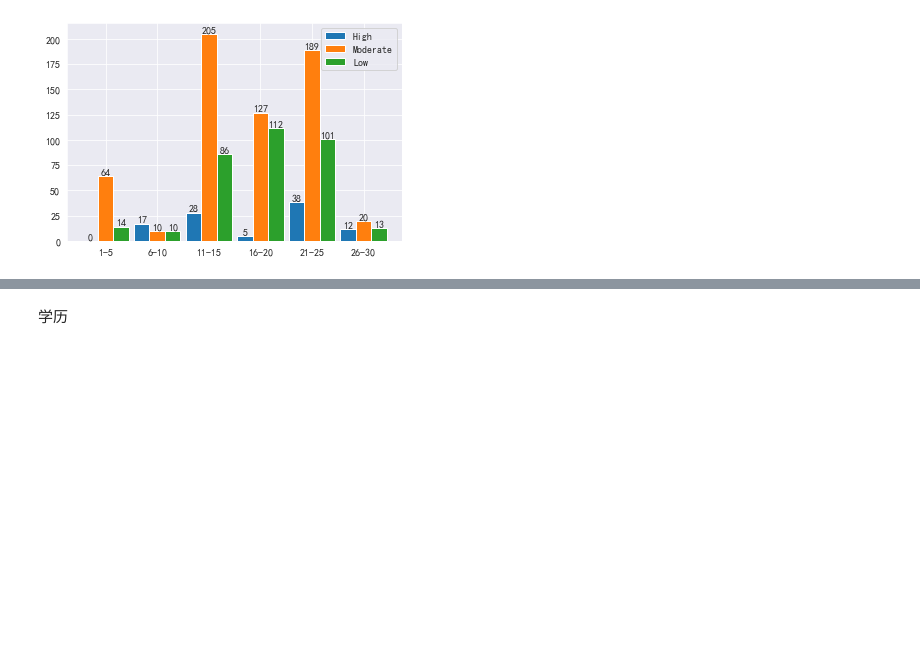
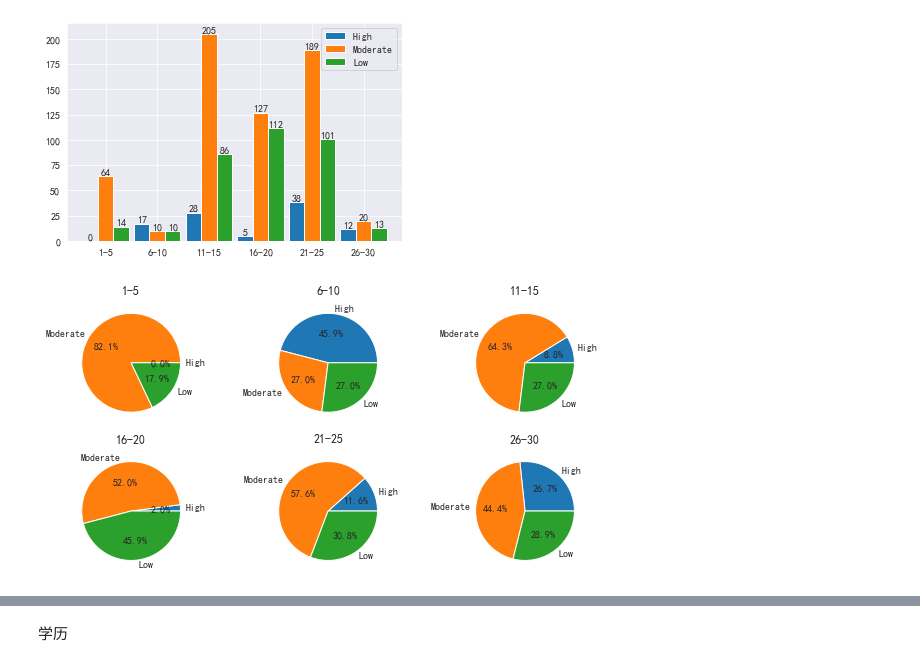
Before and after one commit to TakanashiXny/Introduction-of-DaSE, a Jupyter notebook: final/final_task.ipynb, the cells around one changed output, grey strips where cells are left out. Saved outputs shown, nothing was run; the diff lists cells and outputs as text; code cells hidden in the pictures; blank space fills up the shorter version.

```diff
--- a/final/final_task.ipynb
+++ b/final/final_task.ipynb
@@ -664,3 +700,46 @@ plt.legend()
 plt.show()
 # %% [output]
 [figure]
+# %%
+age1 = [0, Age_Adapt['1-5']['Moderate'], Age_Adapt['1-5']['Low']]
+age2 = [Age_Adapt['6-10']['High'], Age_Adapt['6-10']['Moderate'], Age_Adapt['6-10']['Low']]
+age3 = [Age_Adapt['11-15']['High'], Age_Adapt['11-15']['Moderate'], Age_Adapt['11-15']['Low']]
+age4 = [Age_Adapt['16-20']['High'], Age_Adapt['16-20']['Moderate'], Age_Adapt['16-20']['Low']]
+age5 = [Age_Adapt['21-25']['High'], Age_Adapt['21-25']['Moderate'], Age_Adapt['21-25']['Low']]
+age6 = [Age_Adapt['26-30']['High'], Age_Adapt['26-30']['Moderate'], Age_Adapt['26-30']['Low']]
+
+plt.figure(figsize=(10, 5))
+
+plt.subplot(231)
+plt.pie(age1, labels=Order, autopct='%1.1f%%')
+plt.title('1-5')
+
+
+plt.subplot(232)
+plt.pie(age2, labels=Order, autopct='%1.1f%%')
+plt.title('6-10')
+
+
+plt.subplot(233)
+plt.pie(age3, labels=Order, autopct='%1.1f%%')
+plt.title('11-15')
+
+
+plt.subplot(234)
+plt.pie(age4, labels=Order, autopct='%1.1f%%')
+plt.title('16-20')
+
+
+plt.subplot(235)
+plt.pie(age5, labels=Order, autopct='%1.1f%%')
+plt.title('21-25')
+
+
+plt.subplot(236)
+plt.pie(age6, labels=Order, autopct='%1.1f%%')
+plt.title('26-30')
+
+
+plt.show()
+# %% [output]
+[figure, added]
```
Also changed, not shown: parts of 31 cells of this notebook.
